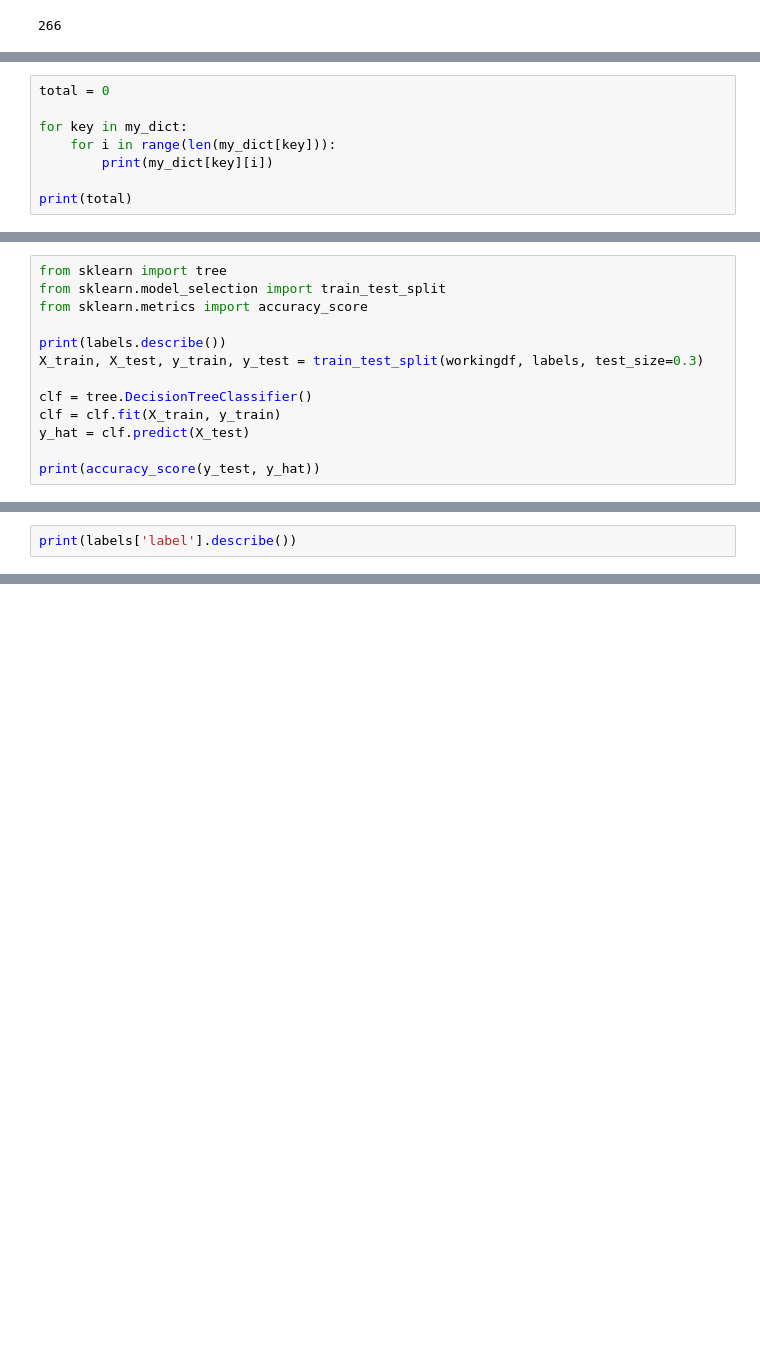
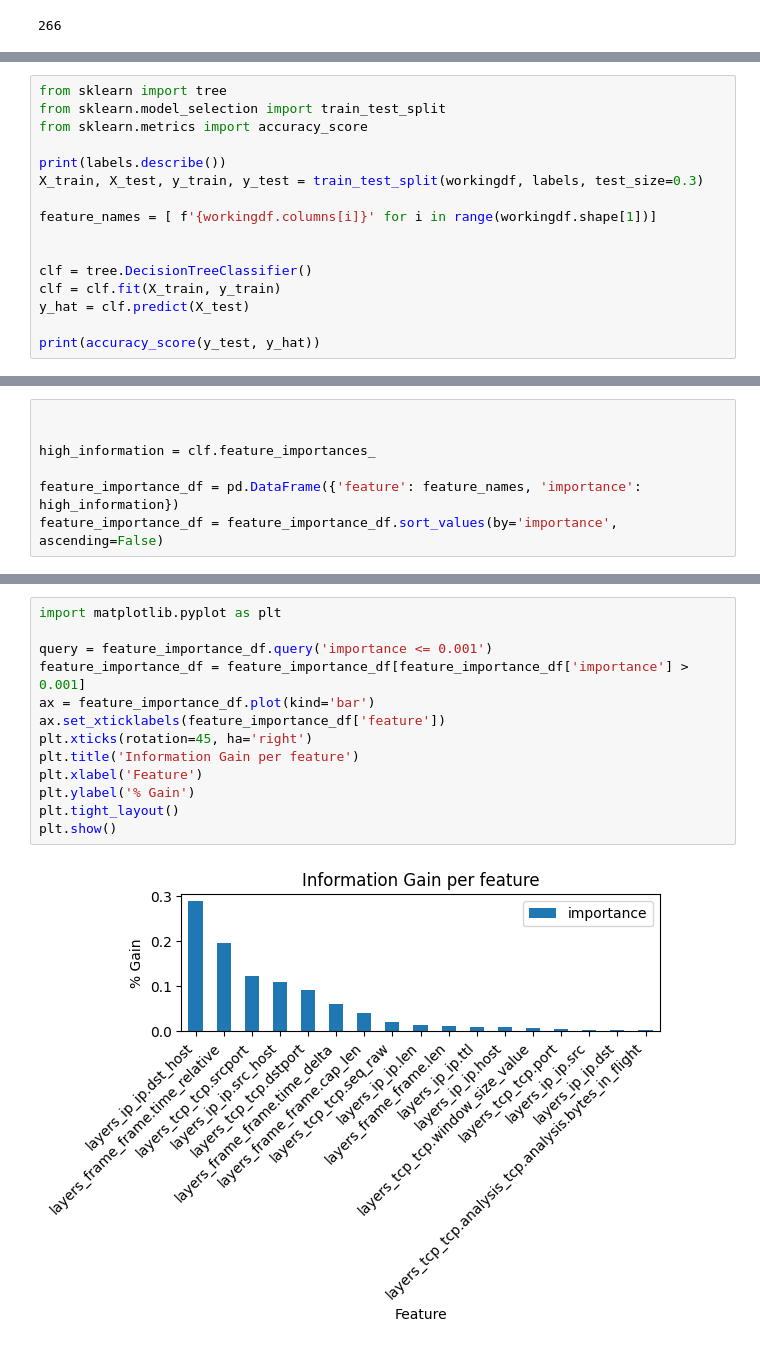
Before and after one commit to Neozeus81/ringCap, a Jupyter notebook: data/Model.ipynb, the cells around one changed output, grey strips where cells are left out. Drawn from its saved outputs; the diff is of its cells as text; blank space fills up the shorter version.

Commit message:
added graph

```diff
--- a/data/Model.ipynb
+++ b/data/Model.ipynb
@@ -87,8 +53,0 @@ for j in range(len(data)):
-# %%
-total = 0
-
-for key in my_dict:
-    for i in range(len(my_dict[key])):
-        print(my_dict[key][i])
-
-print(total)
@@ -208,6 +155,9 @@ from sklearn.metrics import accuracy_score
 print(labels.describe())
 X_train, X_test, y_train, y_test = train_test_split(workingdf, labels, test_size=0.3)
 
+feature_names = [ f'{workingdf.columns[i]}' for i in range(workingdf.shape[1])]
+
+
 clf = tree.DecisionTreeClassifier()
 clf = clf.fit(X_train, y_train)
 y_hat = clf.predict(X_test)
@@ -223,2 +173,7 @@ Name: label, dtype: object
 # %%
-print(labels['label'].describe())
+
+
+high_information = clf.feature_importances_
+
+feature_importance_df = pd.DataFrame({'feature': feature_names, 'importance': high_information})
+feature_importance_df = feature_importance_df.sort_values(by='importance', ascending=False)
@@ -226,0 +200,15 @@ KeyError: 'label'
+# %%
+import matplotlib.pyplot as plt
+
+query = feature_importance_df.query('importance <= 0.001')
+feature_importance_df = feature_importance_df[feature_importance_df['importance'] > 0.001]
+ax = feature_importance_df.plot(kind='bar')
+ax.set_xticklabels(feature_importance_df['feature'])
+plt.xticks(rotation=45, ha='right')
+plt.title('Information Gain per feature')
+plt.xlabel('Feature')
+plt.ylabel('% Gain')
+plt.tight_layout()
+plt.show()
+# %% [output]
+[figure, added]
```
Also changed, not shown: parts of 7 cells of this notebook.
